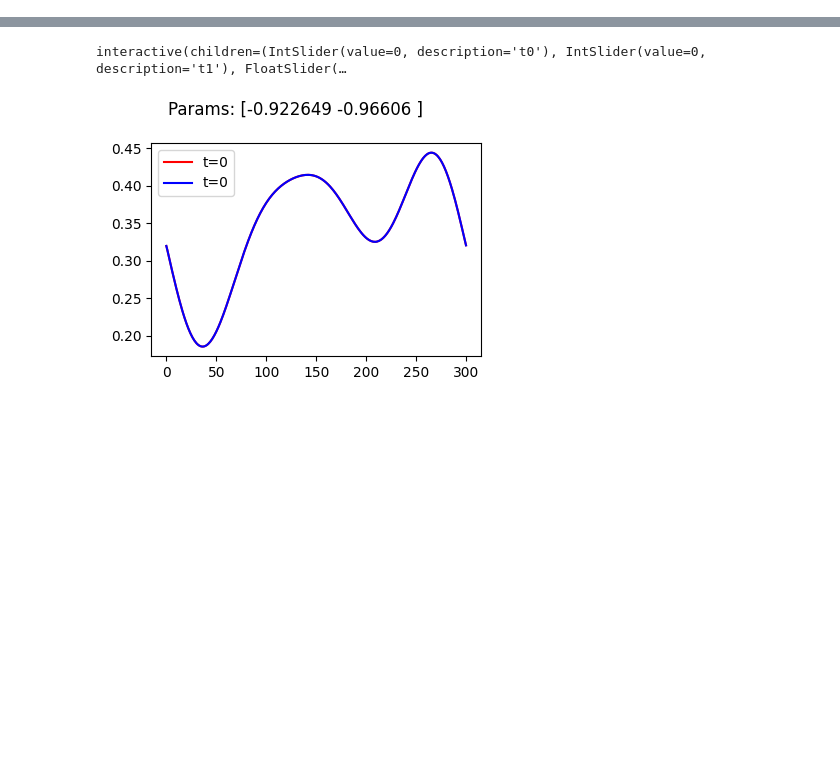
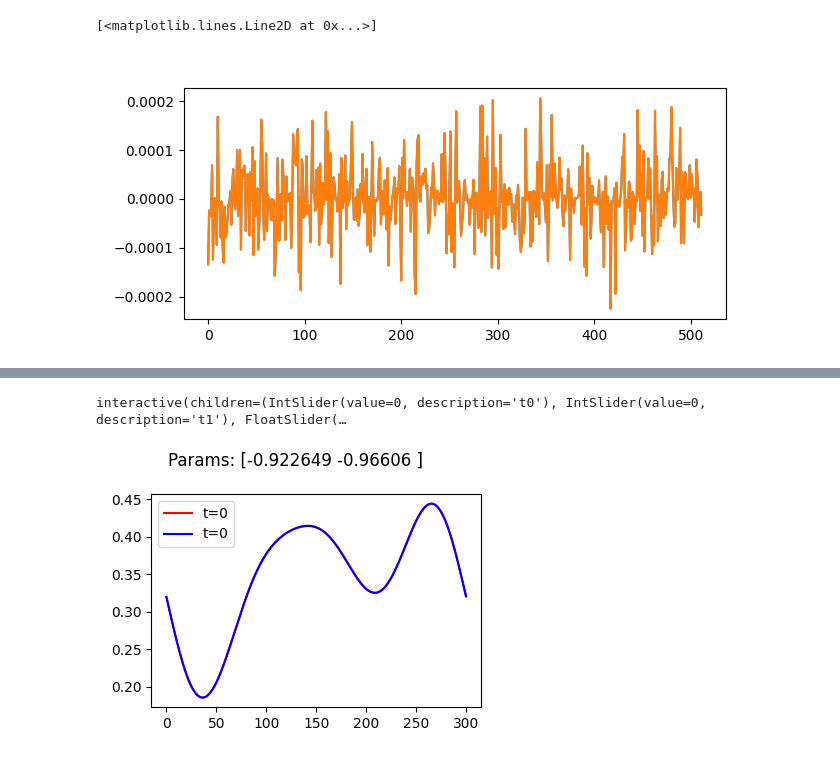
Before and after one commit to birajdahal/aenet, a Jupyter notebook: src/notebooks/test.ipynb, the cells around one changed output, grey strips where cells are left out. Saved outputs shown, nothing was run; the diff lists cells and outputs as text; code cells hidden in the pictures; blank space fills up the shorter version.

```diff
--- a/src/notebooks/test.ipynb
+++ b/src/notebooks/test.ipynb
@@ -0,0 +1,4 @@
+# %%
+import scipy
+
+test = scipy.io.loadmat("../../predicted_array.mat")
@@ -0,0 +8,11 @@
+# %%
+import matplotlib.pyplot as plt
+
+%matplotlib widget
+
+fig, ax = plt.subplots()
+ax.plot(test["predicted_array"][0, 0, :])
+ax.plot(test["predicted_array"][0, 0, :])
+# %% [output]
+[<matplotlib.lines.Line2D at 0x...>]
+[figure, added]
```
Also changed, not shown: parts of 12 cells of this notebook, 19 other files.
